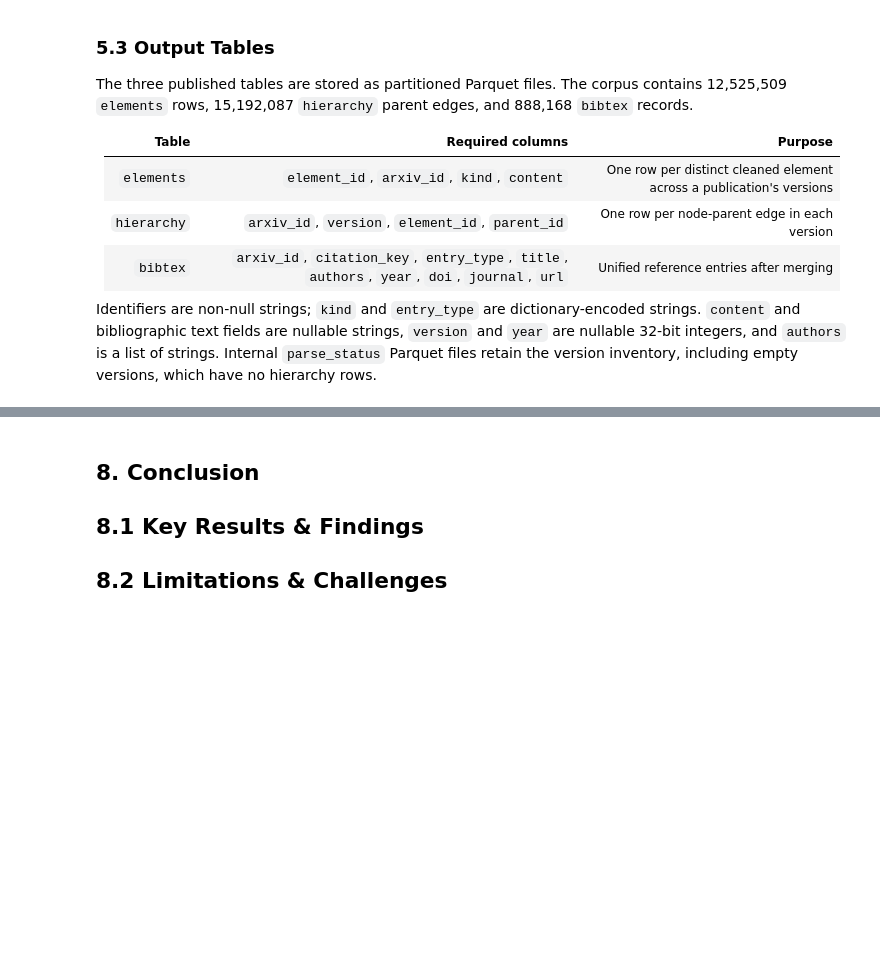
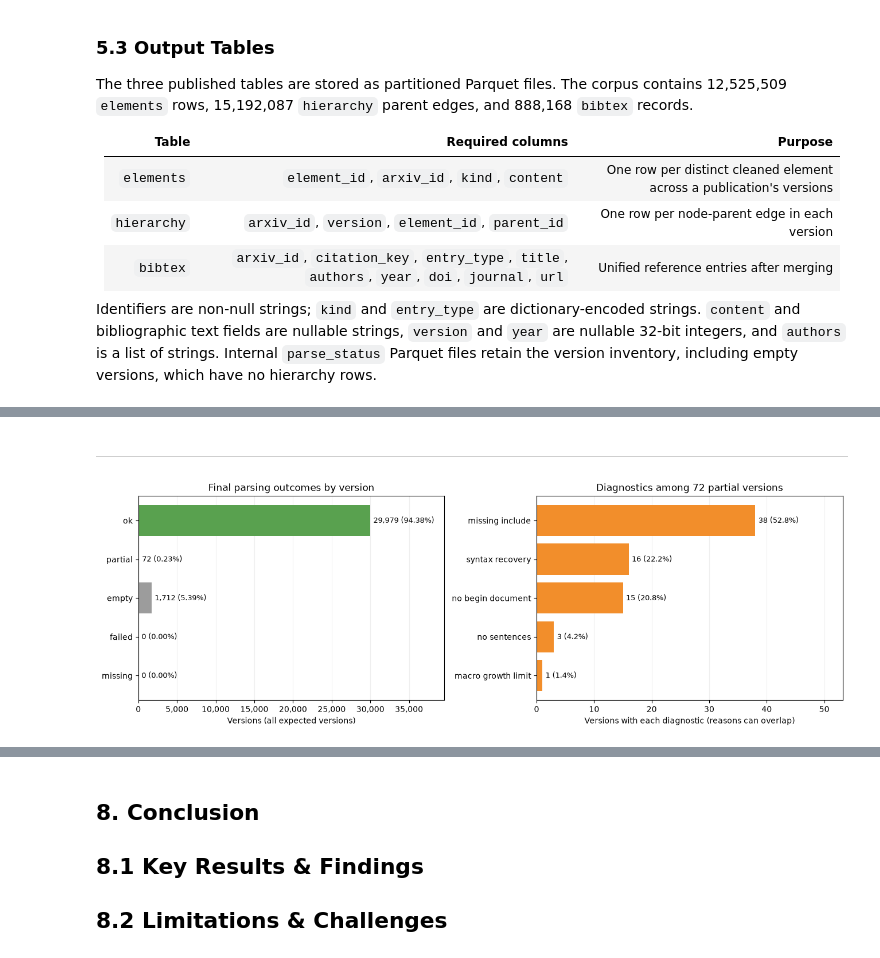
Before and after one commit to DuyNhat1705/Intro2DS-Group3-Report, a Jupyter notebook: Reports/Report2.ipynb, the cells around one changed output, grey strips where cells are left out. Cells and saved outputs as stored; diff of their text form; code cells hidden in the pictures; blank space fills up the shorter version.

```diff
--- a/Reports/Report2.ipynb
+++ b/Reports/Report2.ipynb
@@ -445,0 +341,7 @@ Discuss bottlenecks and the relationship between source size, number of versions
+# %% [markdown]
+
+---
+# %%
+parsing_outcomes = m2s6.parsing_outcomes_61()
+# %% [output]
+[figure, added]
```
Also changed, not shown: parts of 53 cells of this notebook, 5 other files.
